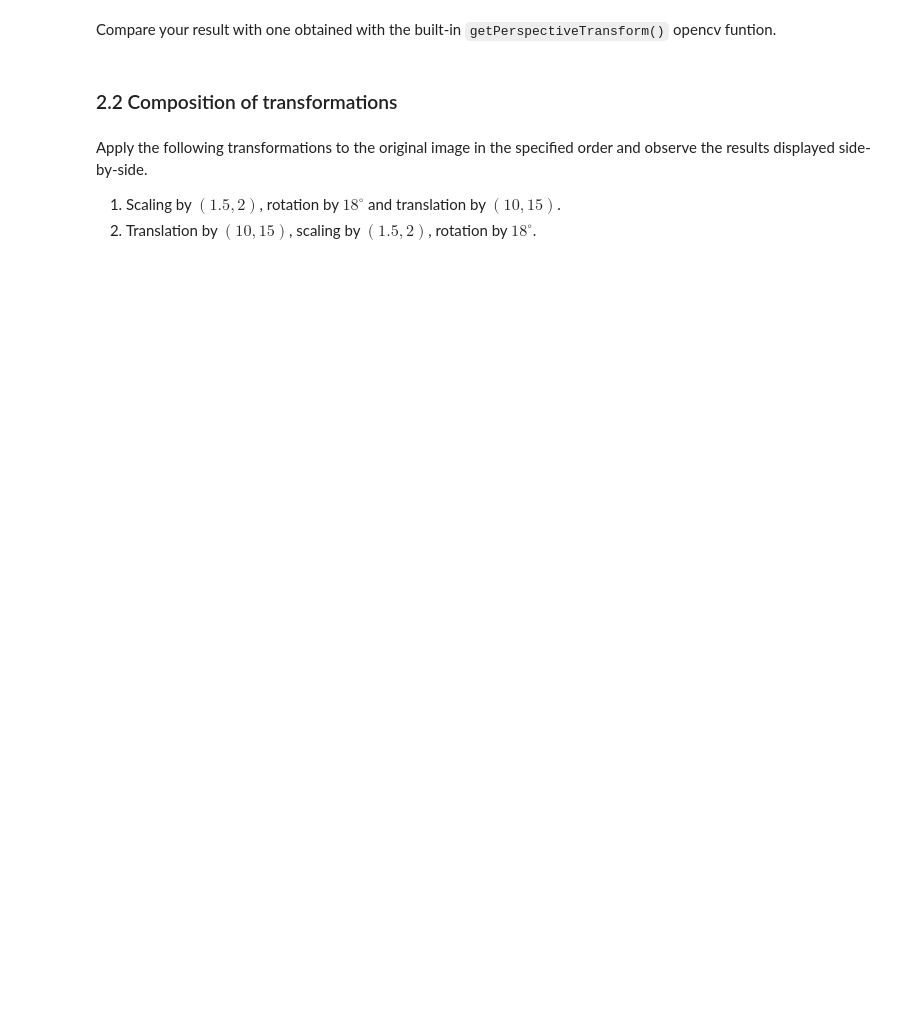
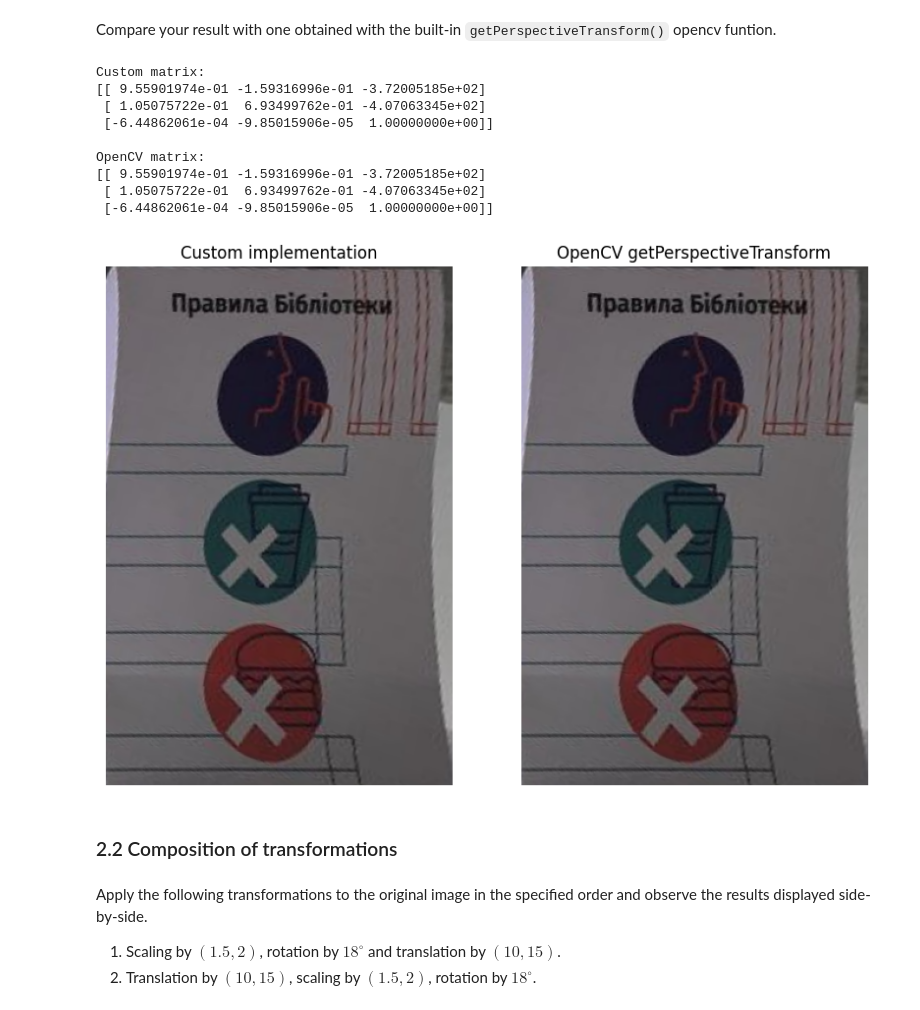
Before and after one commit to MariiaHamanuk/Lalab1, a Jupyter notebook: LA_Lab_1_template_2026.ipynb, the cells around one changed output. Drawn from its saved outputs; the diff is of its cells as text; code cells hidden in the pictures; blank space fills up the shorter version.

```diff
--- a/LA_Lab_1_template_2026.ipynb
+++ b/LA_Lab_1_template_2026.ipynb
@@ -492,3 +556,33 @@ Compare your result with one obtained with the built-in `getPerspectiveTransform
+# %%
+##### YOUR CODE STARTS #####
+opencv_matrix = cv.getPerspectiveTransform(source_points, destination_points)
+print('Custom matrix:')
+print(perspective_shift_m)
+print('\nOpenCV matrix:')
+print(opencv_matrix)
+
+transformed_opencv = cv.warpPerspective(image2, opencv_matrix, (300, 450))
+
+fig, axes = plt.subplots(1, 2, figsize=(10, 7))
+axes[0].imshow(cv.cvtColor(transformed, cv.COLOR_BGR2RGB))
+axes[0].set_title('Custom implementation')
+axes[0].axis('off')
+axes[1].imshow(cv.cvtColor(transformed_opencv, cv.COLOR_BGR2RGB))
+axes[1].set_title('OpenCV getPerspectiveTransform')
+axes[1].axis('off')
+plt.show()
+##### YOUR CODE ENDS #####
+# %% [output]
+Custom matrix:
+[[ 9.55901974e-01 -1.59316996e-01 -3.72005185e+02]
+ [ 1.05075722e-01  6.93499762e-01 -4.07063345e+02]
+ [-6.44862061e-04 -9.85015906e-05  1.00000000e+00]]
+
+OpenCV matrix:
+[[ 9.55901974e-01 -1.59316996e-01 -3.72005185e+02]
+ [ 1.05075722e-01  6.93499762e-01 -4.07063345e+02]
+ [-6.44862061e-04 -9.85015906e-05  1.00000000e+00]]
+[figure, added]
 # %% [markdown]
 ### 2.2 Composition of transformations
 # %% [markdown]
```
Also changed, not shown: parts of 18 cells of this notebook, 7 other files.
